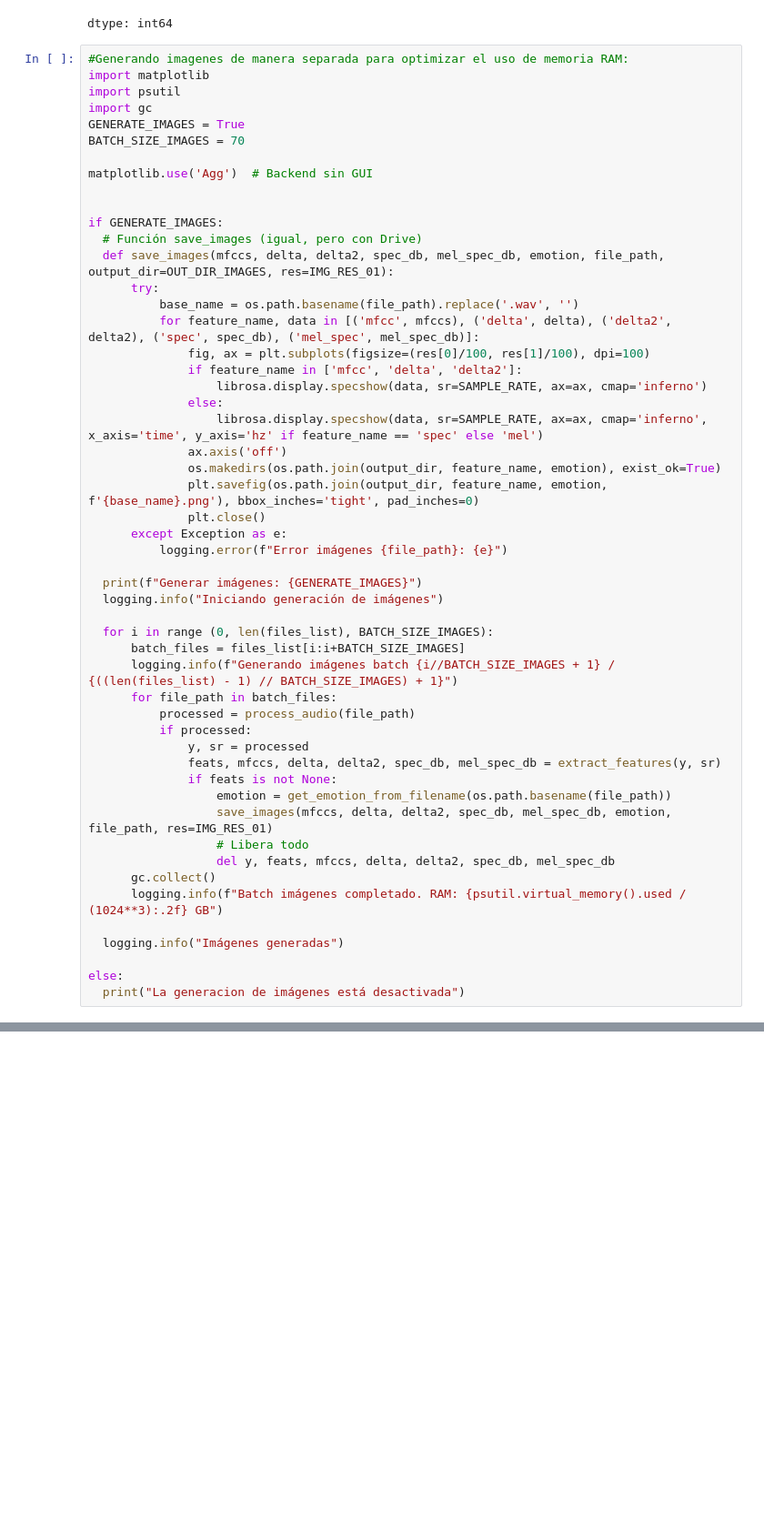
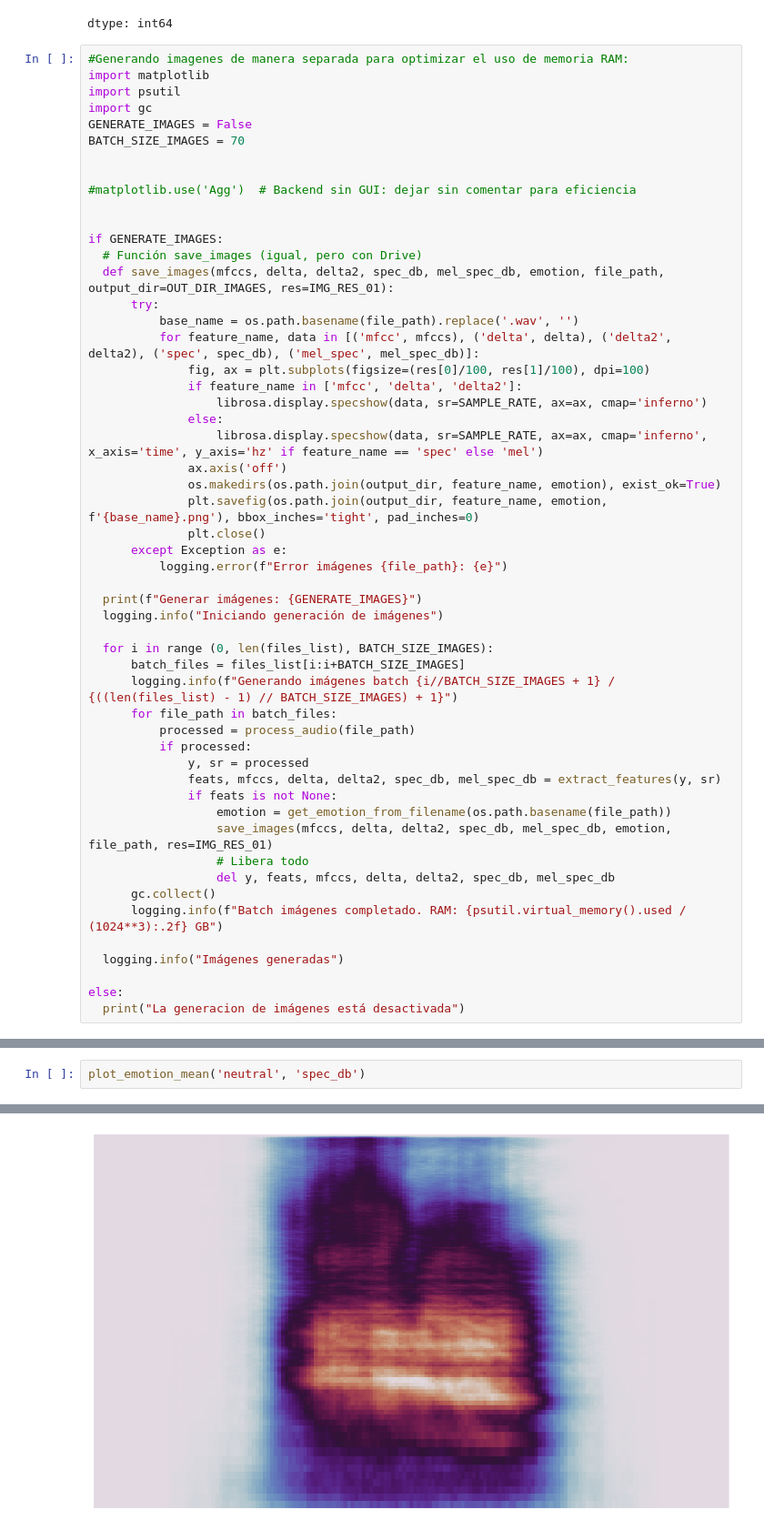
Before and after one commit to AcSsalazar/the-color-of-emotions, a Jupyter notebook: Notebooks/4-feature-extraction.ipynb, the cells around one changed output, grey strips where cells are left out. Shown at 91% size. Cells and saved outputs as stored; diff of their text form; blank space fills up the shorter version.

Commit message:
A function was added to plot the mean features of all selected clips per emotion; the resulting plot looks very cool

```diff
--- a/Notebooks/4-feature-extraction.ipynb
+++ b/Notebooks/4-feature-extraction.ipynb
@@ -494,10 +494,11 @@ dtype: int64
 import matplotlib
 import psutil
 import gc
-GENERATE_IMAGES = True
+GENERATE_IMAGES = False
 BATCH_SIZE_IMAGES = 70
 
-matplotlib.use('Agg')  # Backend sin GUI
+
+#matplotlib.use('Agg')  # Backend sin GUI: dejar sin comentar para eficiencia
 
 
 if GENERATE_IMAGES:
@@ -561,0 +646,3 @@ Generar imágenes: True
+# %%
+plot_emotion_mean('neutral', 'spec_db')
+# %% [output]
@@ -561,0 +650 @@ Generar imágenes: True
+[figure, added]
```
Also changed, not shown: parts of 3 cells of this notebook.
